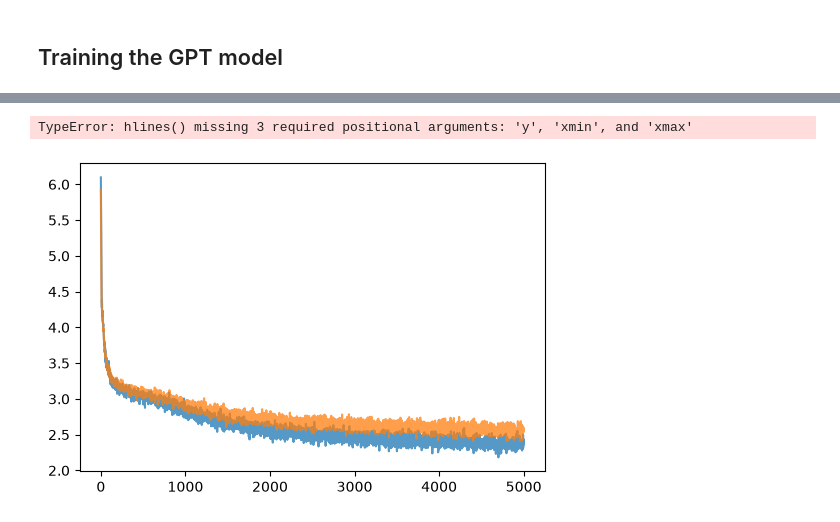
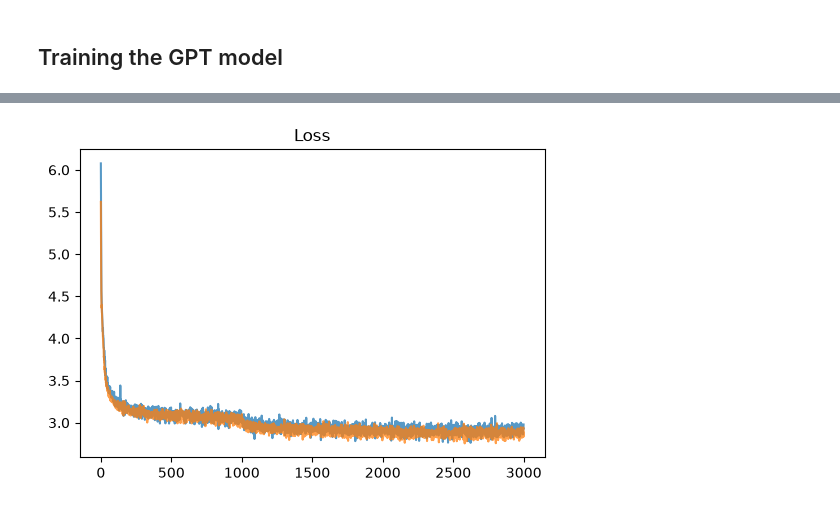
Before and after one commit to KaitoML/HomemadeGPT, a Jupyter notebook: tests.ipynb, the cells around one changed output, grey strips where cells are left out. Cells and saved outputs as stored; diff of their text form; code cells hidden in the pictures.

Commit message:
Added GELU activation and dropout. Updated README. Added lr scheduler to tests.ipynb

```diff
--- a/tests.ipynb
+++ b/tests.ipynb
@@ -91,7 +91,8 @@ Y=
 ## Training the GPT model
 # %%
 gpt = GPT(config)
-optimizer = torch.optim.Adam(params=gpt.parameters(), lr=1e-2)
+optimizer = torch.optim.Adam(params=gpt.parameters(), lr=3e-2)
+scheduler = torch.optim.lr_scheduler.StepLR(optimizer, step_size=1000)
 # %%
 def autocomplete(start_phrase, num_tokens=100):
     enc_phrase = encoder.encode(start_phrase)
@@ -111,7 +112,7 @@ Hello,�$�qߎli���her۪ s�,”�}1n���hay��fxing ���
 train_losses = []
 val_losses = []
 
-total_steps = 5000
+total_steps = 3000
 loop = tqdm(range(total_steps), total=total_steps, desc='Training GPT Model')
 for step in loop:
     # Train
@@ -130,16 +131,16 @@ for step in loop:
         _, loss = gpt(x_batch, y_batch)
         val_losses.append(loss.item())
 
+    scheduler.step()
+
     loop.set_postfix(loss=f'{loss.item():.4f}')
 # %%
 plt.figure(figsize=(6, 4))
 plt.plot(train_losses, label='Train', alpha=0.75)
 plt.plot(val_losses, label='Val', alpha=0.75)
-plt.hlines()
 plt.title("Loss");
 # %% [output]
-TypeError: hlines() missing 3 required positional arguments: 'y', 'xmin', and 'xmax'
-[figure, old version]
+[figure, new version]
 # %%
 torch.save(gpt.state_dict(), 'gpt_params.pth')
 # %%
```
Also changed, not shown: parts of 3 cells of this notebook, 3 other files.
